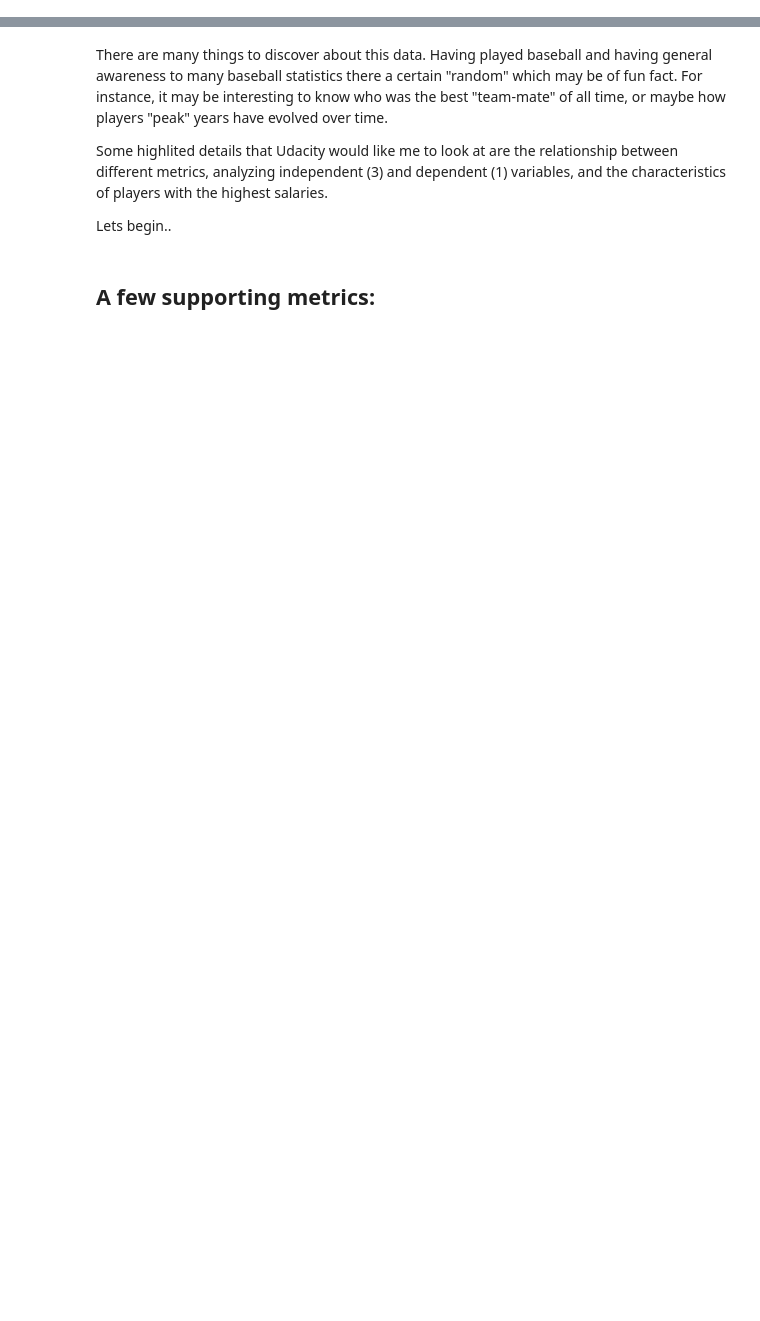
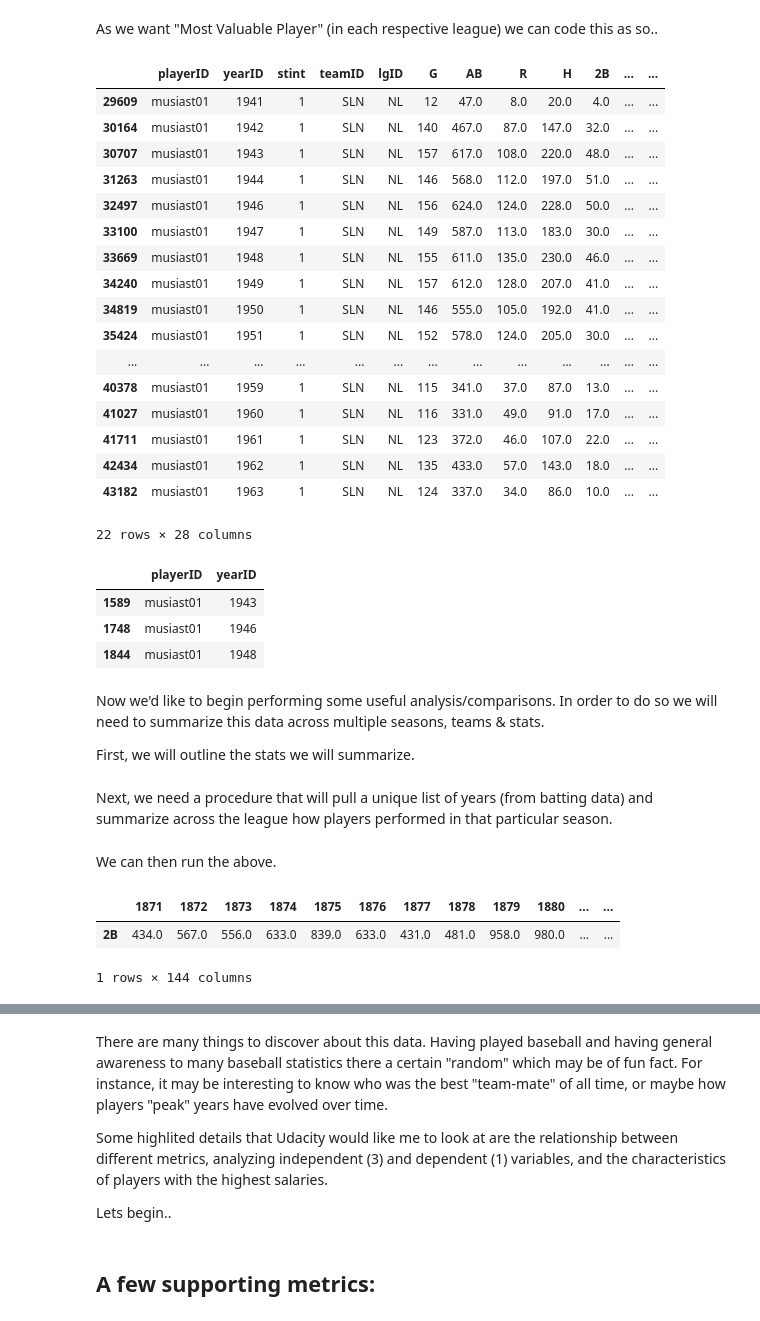
Before and after one commit to garrettbusch15/P2-Baseball-Analysis-Project, a Jupyter notebook: P2 Project Baseball.ipynb, the cells around one changed output, grey strips where cells are left out. Drawn from its saved outputs; the diff is of its cells as text; code cells hidden in the pictures; blank space fills up the shorter version.

```diff
--- a/P2 Project Baseball.ipynb
+++ b/P2 Project Baseball.ipynb
@@ -79,4 +120,4 @@ fileBatting['statBA'] = fileBatting.apply(lambda row: f_Avg(row['AB'],row['H'])
 fileBatting['statOBP'] = fileBatting.apply(lambda row: f_Obp(row['H'],row['BB'],row['IBB'],row['HBP'],row['SF'],row['AB']) if (row['AB']+ row['BB'] + row['HBP'] + row['SF']) != 0 else 0, axis=1)
 fileBatting['statSLUG'] = fileBatting.apply(lambda row: f_Slug(row['H'],row['2B'],row['3B'],row['HR'],row['AB']) if row['AB'] != 0 else 0, axis=1)
 fileBatting['statOPS+'] = fileBatting['statOBP'] + fileBatting['statSLUG']
-fileBatting['statwghtOPS+'] = fileBatting.apply(lambda row: (row['statOPS+'] * row['AB']), axis=1)
+fileBatting['statOpsWght'] = fileBatting.apply(lambda row: (row['statOPS+'] * row['AB']), axis=1)
@@ -82,0 +142,2 @@ fileBatting['statwghtOPS+'] = fileBatting.apply(lambda row: (row['statOPS+'] * r
+# %% [markdown]
+As we want "Most Valuable Player" (in each respective league) we can code this as so..
@@ -83,3 +146,38 @@ fileBatting['statwghtOPS+'] = fileBatting.apply(lambda row: (row['statOPS+'] * r
+# %%
+sub_batID = fileBatting[['playerID', 'yearID']]
+sub_awdID = fileAwards.query('awardID=="Most Valuable Player"')[['playerID', 'yearID']]
+fileBatting['MVP'] = sub_batID.isin(sub_awdID).all(axis=1)
+fileBatting.query('playerID == "musiast01"')
+# %% [output]
+|  | playerID | yearID | stint | teamID | lgID | G | AB | R | H | 2B | ... | ... |
+| 29609 | musiast01 | 1941 | 1 | SLN | NL | 12 | 47.0 | 8.0 | 20.0 | 4.0 | ... | ... |
+| 30164 | musiast01 | 1942 | 1 | SLN | NL | 140 | 467.0 | 87.0 | 147.0 | 32.0 | ... | ... |
+| 30707 | musiast01 | 1943 | 1 | SLN | NL | 157 | 617.0 | 108.0 | 220.0 | 48.0 | ... | ... |
+| 31263 | musiast01 | 1944 | 1 | SLN | NL | 146 | 568.0 | 112.0 | 197.0 | 51.0 | ... | ... |
+| 32497 | musiast01 | 1946 | 1 | SLN | NL | 156 | 624.0 | 124.0 | 228.0 | 50.0 | ... | ... |
+| 33100 | musiast01 | 1947 | 1 | SLN | NL | 149 | 587.0 | 113.0 | 183.0 | 30.0 | ... | ... |
+| 33669 | musiast01 | 1948 | 1 | SLN | NL | 155 | 611.0 | 135.0 | 230.0 | 46.0 | ... | ... |
+| 34240 | musiast01 | 1949 | 1 | SLN | NL | 157 | 612.0 | 128.0 | 207.0 | 41.0 | ... | ... |
+| 34819 | musiast01 | 1950 | 1 | SLN | NL | 146 | 555.0 | 105.0 | 192.0 | 41.0 | ... | ... |
+| 35424 | musiast01 | 1951 | 1 | SLN | NL | 152 | 578.0 | 124.0 | 205.0 | 30.0 | ... | ... |
+| ... | ... | ... | ... | ... | ... | ... | ... | ... | ... | ... | ... | ... |
+| 40378 | musiast01 | 1959 | 1 | SLN | NL | 115 | 341.0 | 37.0 | 87.0 | 13.0 | ... | ... |
+| 41027 | musiast01 | 1960 | 1 | SLN | NL | 116 | 331.0 | 49.0 | 91.0 | 17.0 | ... | ... |
+| 41711 | musiast01 | 1961 | 1 | SLN | NL | 123 | 372.0 | 46.0 | 107.0 | 22.0 | ... | ... |
+| 42434 | musiast01 | 1962 | 1 | SLN | NL | 135 | 433.0 | 57.0 | 143.0 | 18.0 | ... | ... |
+| 43182 | musiast01 | 1963 | 1 | SLN | NL | 124 | 337.0 | 34.0 | 86.0 | 10.0 | ... | ... |
+22 rows × 28 columns
+# %%
+sub_awdID.query('playerID == "musiast01"')
+# %% [output]
+|  | playerID | yearID |
+| 1589 | musiast01 | 1943 |
+| 1748 | musiast01 | 1946 |
+| 1844 | musiast01 | 1948 |
+# %% [markdown]
+Now we'd like to begin performing some useful analysis/comparisons. In order to do so we will need to summarize this data across multiple seasons, teams & stats.
+
+First, we will outline the stats we will summarize.
 # %%
 stats_to_summarize = {
     # 'G':0,
@@ -103,4 +202,6 @@ stats_to_summarize = {
 }
+# %% [markdown]
+Next, we need a procedure that will pull a unique list of  years (from batting data) and summarize across the league how players performed in that particular season.
 # %%
 def season_stat_compiliation():
     dicBat = {}
@@ -141,0 +228,2 @@ def team_offense_summary(year, team):
+# %% [markdown]
+We can then run the above.
@@ -141,0 +232,6 @@ def team_offense_summary(year, team):
+# %%
+league_stat_summary.head(1)
+# %% [output]
+|  | 1871 | 1872 | 1873 | 1874 | 1875 | 1876 | 1877 | 1878 | 1879 | 1880 | ... | ... |
+| 2B | 434.0 | 567.0 | 556.0 | 633.0 | 839.0 | 633.0 | 431.0 | 481.0 | 958.0 | 980.0 | ... | ... |
+1 rows × 144 columns
```
Also changed, not shown: parts of 67 cells of this notebook.
